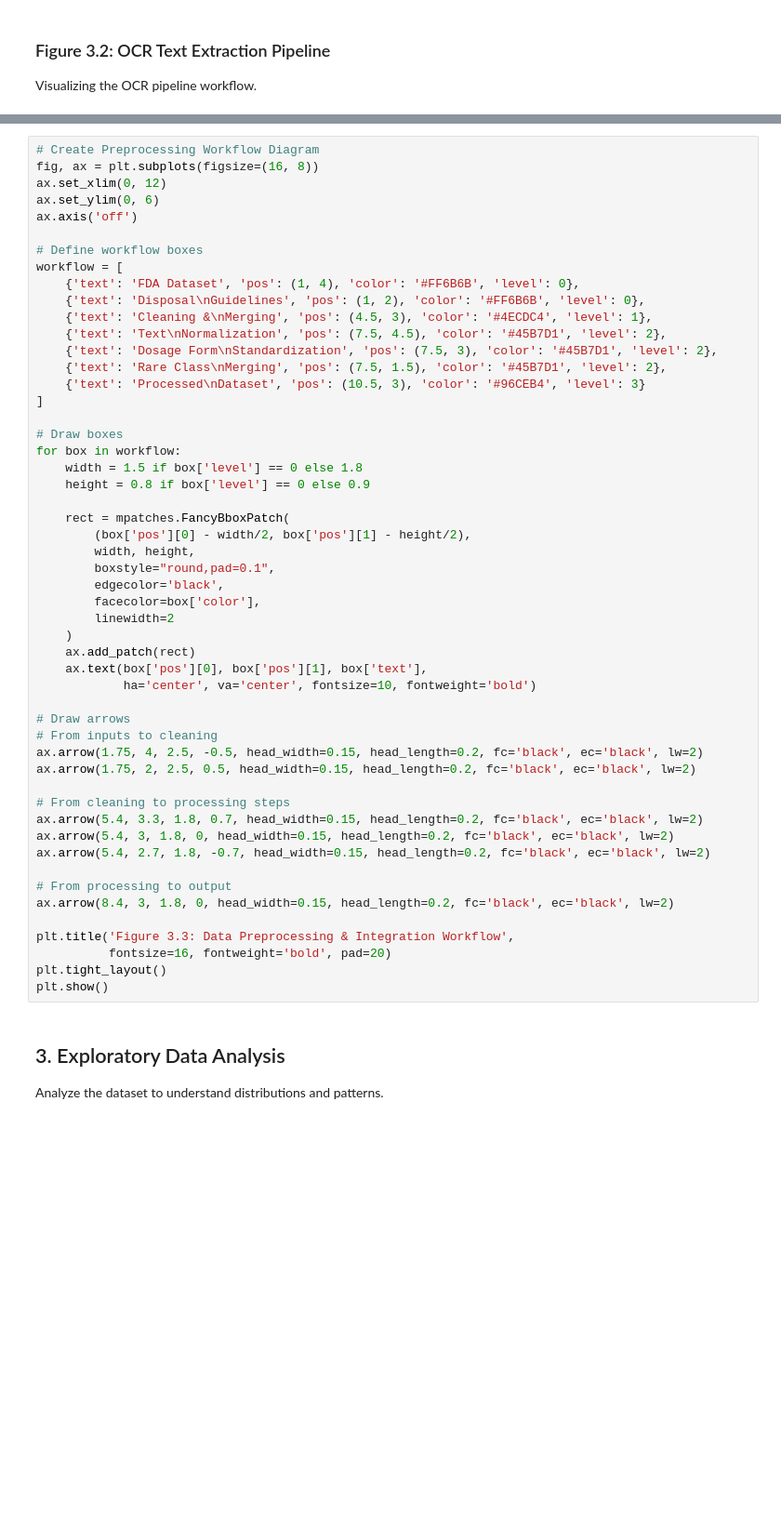
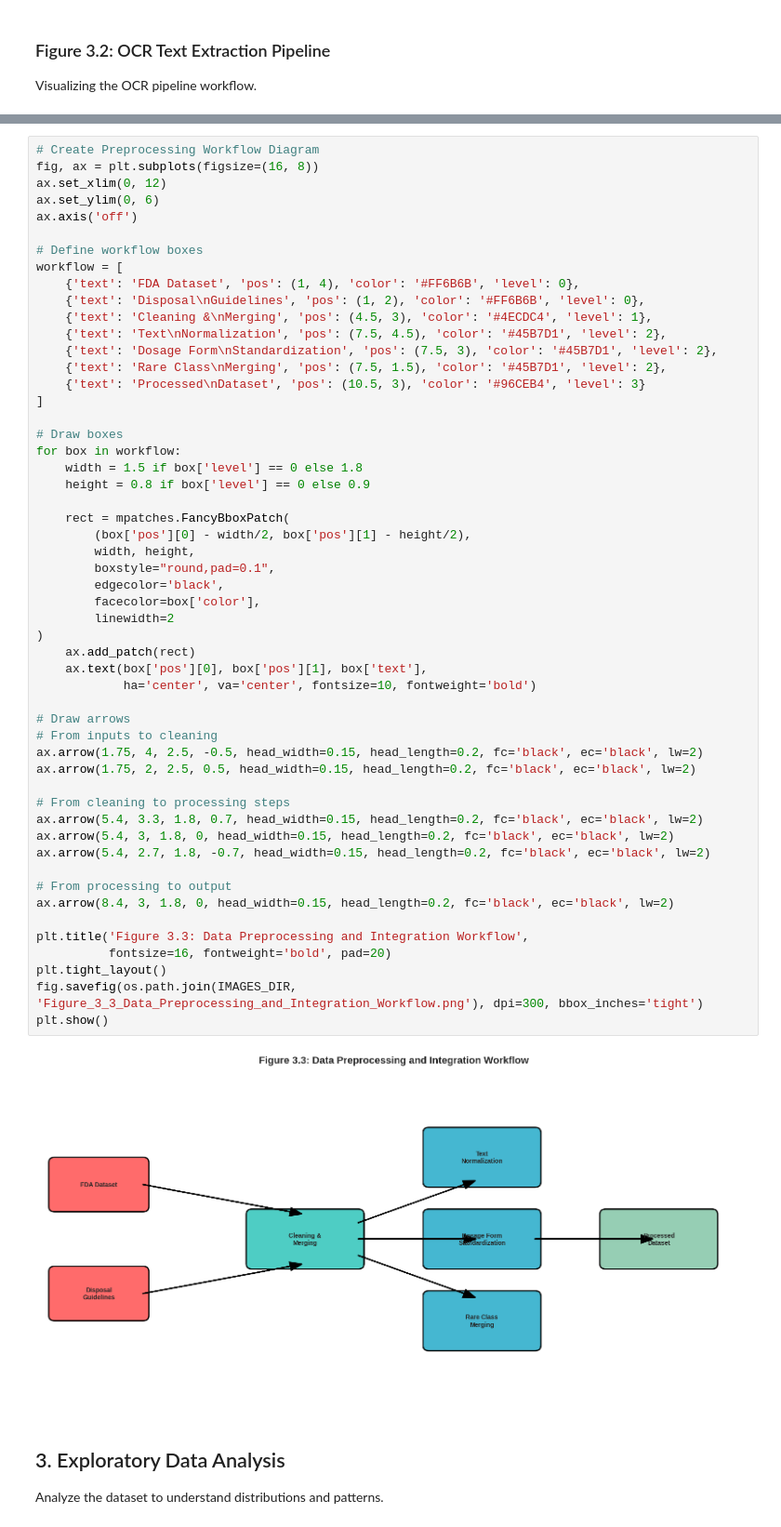
Before and after one commit to Jules-gatete/FastAPI, a Jupyter notebook: ML_Pipeline_Notebook.ipynb, the cells around one changed output, grey strips where cells are left out. Shown at 93% size. Drawn from its saved outputs; the diff is of its cells as text; blank space fills up the shorter version.

```diff
--- a/ML_Pipeline_Notebook.ipynb
+++ b/ML_Pipeline_Notebook.ipynb
@@ -235,35 +281,38 @@ for box in workflow:
     width = 1.5 if box['level'] == 0 else 1.8
     height = 0.8 if box['level'] == 0 else 0.9
 
     rect = mpatches.FancyBboxPatch(
         (box['pos'][0] - width/2, box['pos'][1] - height/2),
         width, height,
         boxstyle="round,pad=0.1",
         edgecolor='black',
         facecolor=box['color'],
         linewidth=2
-    )
+)
     ax.add_patch(rect)
     ax.text(box['pos'][0], box['pos'][1], box['text'],
             ha='center', va='center', fontsize=10, fontweight='bold')
 
 # Draw arrows
 # From inputs to cleaning
 ax.arrow(1.75, 4, 2.5, -0.5, head_width=0.15, head_length=0.2, fc='black', ec='black', lw=2)
 ax.arrow(1.75, 2, 2.5, 0.5, head_width=0.15, head_length=0.2, fc='black', ec='black', lw=2)
 
 # From cleaning to processing steps
 ax.arrow(5.4, 3.3, 1.8, 0.7, head_width=0.15, head_length=0.2, fc='black', ec='black', lw=2)
 ax.arrow(5.4, 3, 1.8, 0, head_width=0.15, head_length=0.2, fc='black', ec='black', lw=2)
 ax.arrow(5.4, 2.7, 1.8, -0.7, head_width=0.15, head_length=0.2, fc='black', ec='black', lw=2)
 
 # From processing to output
 ax.arrow(8.4, 3, 1.8, 0, head_width=0.15, head_length=0.2, fc='black', ec='black', lw=2)
 
-plt.title('Figure 3.3: Data Preprocessing & Integration Workflow',
+plt.title('Figure 3.3: Data Preprocessing and Integration Workflow',
           fontsize=16, fontweight='bold', pad=20)
 plt.tight_layout()
+fig.savefig(os.path.join(IMAGES_DIR, 'Figure_3_3_Data_Preprocessing_and_Integration_Workflow.png'), dpi=300, bbox_inches='tight')
 plt.show()
+# %% [output]
+[figure, added]
 # %% [markdown]
 ## 3. Exploratory Data Analysis
 
```
Also changed, not shown: parts of 22 cells of this notebook.
